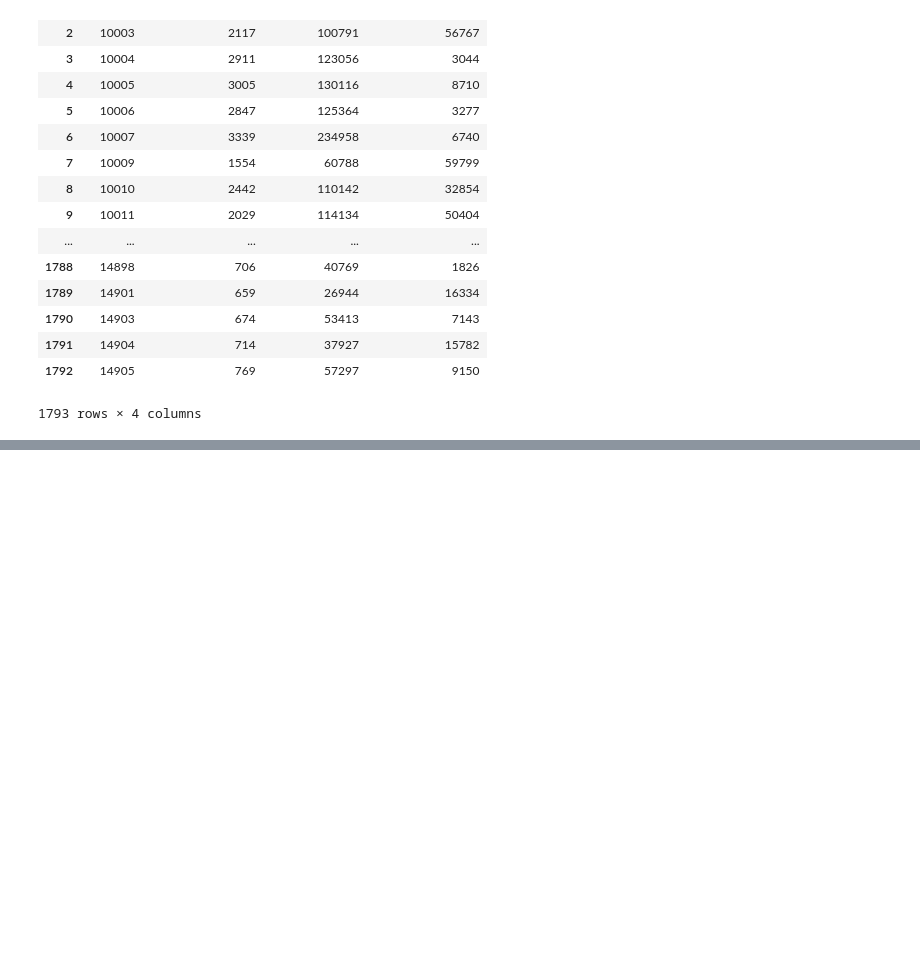
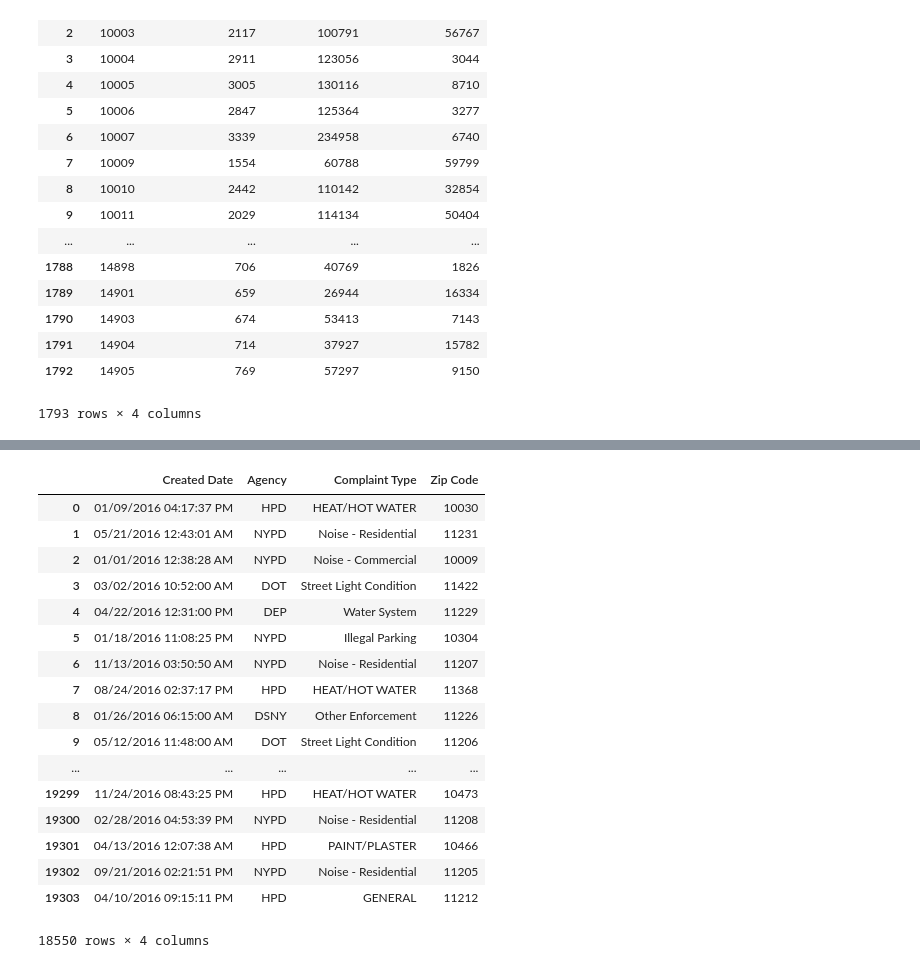
Before and after one commit to kahartman2/Project_NYC_311, a Jupyter notebook: DataFrame Merges.ipynb, the cells around one changed output, grey strips where cells are left out. Drawn from its saved outputs; the diff is of its cells as text; code cells hidden in the pictures; blank space fills up the shorter version.

```diff
--- a/DataFrame Merges.ipynb
+++ b/DataFrame Merges.ipynb
@@ -135,0 +188,34 @@ data
+# %%
+open_data_df = open_data_df.drop(['Unnamed: 0','Unique Key', 'Closed Date',
+       'Agency Name', 'Descriptor', 'Location Type',
+       'Incident Zip', 'Incident Address', 'Street Name', 'Cross Street 1',
+       'Cross Street 2', 'Intersection Street 1', 'Intersection Street 2',
+       'Address Type', 'City', 'Landmark', 'Facility Type', 'Status',
+       'Due Date', 'Resolution Description', 'Resolution Action Updated Date',
+       'Community Board', 'BBL', 'Borough', 'X Coordinate (State Plane)',
+       'Y Coordinate (State Plane)', 'Open Data Channel Type',
+       'Park Facility Name', 'Park Borough', 'Vehicle Type',
+       'Taxi Company Borough', 'Taxi Pick Up Location', 'Bridge Highway Name',
+       'Bridge Highway Direction', 'Road Ramp', 'Bridge Highway Segment',
+       'Latitude', 'Longitude', 'Location'], axis = 1)
+# %%
+open_data_df
+# %% [output]
+|  | Created Date | Agency | Complaint Type | Zip Code |
+| 0 | 01/09/2016 04:17:37 PM | HPD | HEAT/HOT WATER | 10030 |
+| 1 | 05/21/2016 12:43:01 AM | NYPD | Noise - Residential | 11231 |
+| 2 | 01/01/2016 12:38:28 AM | NYPD | Noise - Commercial | 10009 |
+| 3 | 03/02/2016 10:52:00 AM | DOT | Street Light Condition | 11422 |
+| 4 | 04/22/2016 12:31:00 PM | DEP | Water System | 11229 |
+| 5 | 01/18/2016 11:08:25 PM | NYPD | Illegal Parking | 10304 |
+| 6 | 11/13/2016 03:50:50 AM | NYPD | Noise - Residential | 11207 |
+| 7 | 08/24/2016 02:37:17 PM | HPD | HEAT/HOT WATER | 11368 |
+| 8 | 01/26/2016 06:15:00 AM | DSNY | Other Enforcement | 11226 |
+| 9 | 05/12/2016 11:48:00 AM | DOT | Street Light Condition | 11206 |
+| ... | ... | ... | ... | ... |
+| 19299 | 11/24/2016 08:43:25 PM | HPD | HEAT/HOT WATER | 10473 |
+| 19300 | 02/28/2016 04:53:39 PM | NYPD | Noise - Residential | 11208 |
+| 19301 | 04/13/2016 12:07:38 AM | HPD | PAINT/PLASTER | 10466 |
+| 19302 | 09/21/2016 02:21:51 PM | NYPD | Noise - Residential | 11205 |
+| 19303 | 04/10/2016 09:15:11 PM | HPD | GENERAL | 11212 |
+18550 rows × 4 columns
```
Also changed, not shown: parts of 6 cells of this notebook.
